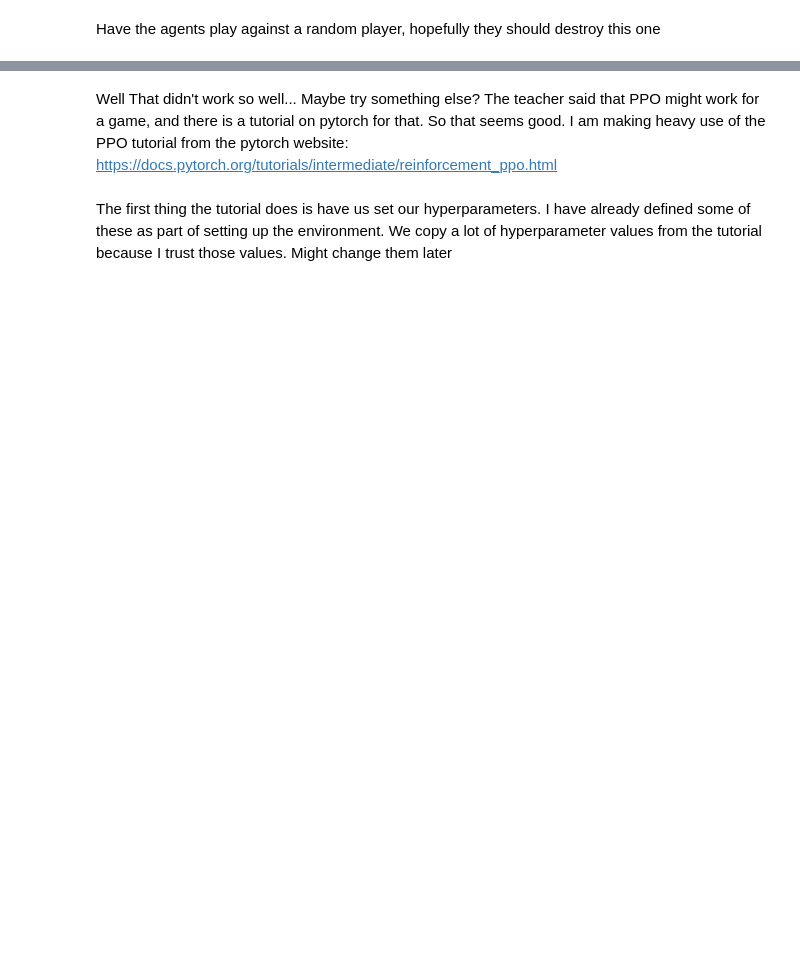
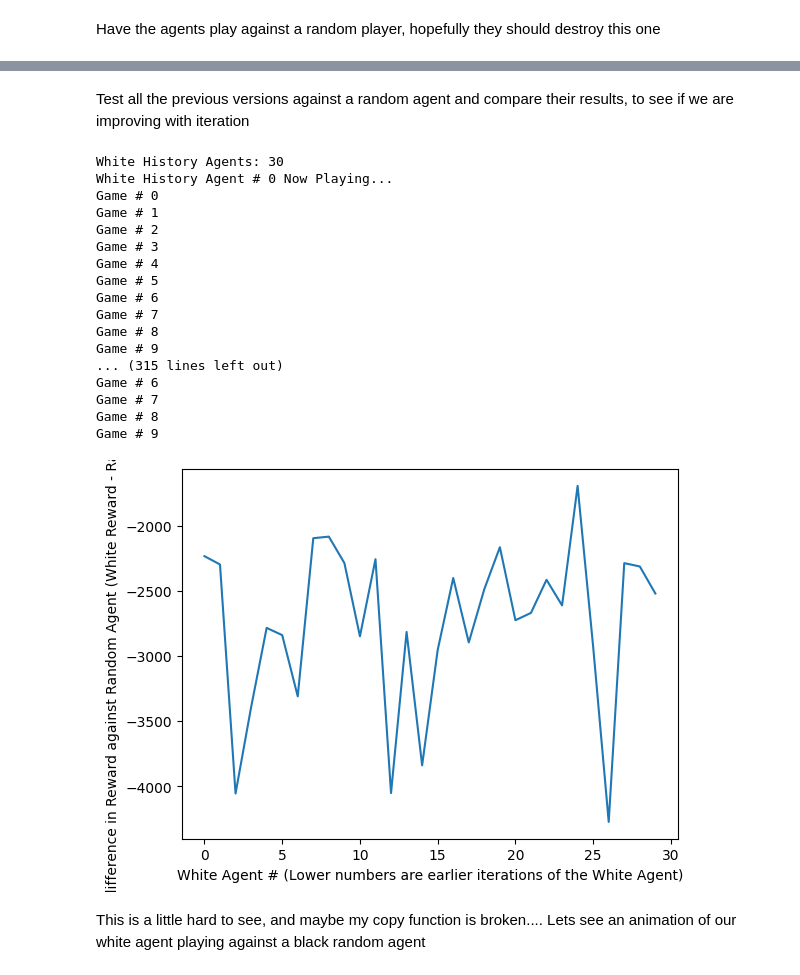
Before and after one commit to Lufferly/csc496FinalThing, a Jupyter notebook: final.ipynb, the cells around one changed output, grey strips where cells are left out. Cells and saved outputs as stored; diff of their text form; code cells hidden in the pictures; blank space fills up the shorter version.

```diff
--- a/final.ipynb
+++ b/final.ipynb
@@ -999,6 +1038,0 @@ Game # 99
-# %% [markdown]
-Well That didn't work so well... Maybe try something else?
-The teacher said that PPO might work for a game, and there is a tutorial on pytorch for that. So that seems good.
-I am making heavy use of the PPO tutorial from the pytorch website: https://docs.pytorch.org/tutorials/intermediate/reinforcement_ppo.html
-# %% [markdown]
-The first thing the tutorial does is have us set our hyperparameters. I have already defined some of these as part of setting up the environment. We copy a lot of hyperparameter values from the tutorial because I trust those values. Might change them later
@@ -1019,0 +1039,37 @@ entropy = 1e-4
+# %% [markdown]
+Test all the previous versions against a random agent and compare their results, to see if we are improving with iteration
+# %%
+NUM_GAMES_PER = 10
+history_average_difference_list = []
+print("White History Agents:", len(previous_white_nn_list))
+i = 0
+for white_history_agent in previous_white_nn_list:
+    print("White History Agent #", i, "Now Playing...")
+    history_average_difference_list.append(white_play_game_against_random(white_history_agent, NUM_GAMES_PER, False, False))
+    i += 1
+
+plt.xlabel("White Agent # (Lower numbers are earlier iterations of the White Agent)")
+plt.ylabel("Average difference in Reward against Random Agent (White Reward - Random Reward)")
+plt.plot(history_average_difference_list)
+plt.show()
+# %% [output]
+White History Agents: 30
+White History Agent # 0 Now Playing...
+Game # 0
+Game # 1
+Game # 2
+Game # 3
+Game # 4
+Game # 5
+Game # 6
+Game # 7
+Game # 8
+Game # 9
+... (315 lines left out)
+Game # 6
+Game # 7
+Game # 8
+Game # 9
+[figure, added]
+# %% [markdown]
+This is a little hard to see, and maybe my copy function is broken.... Lets see an animation of our white agent playing against a black random agent
```
Also changed, not shown: parts of 13 cells of this notebook.
